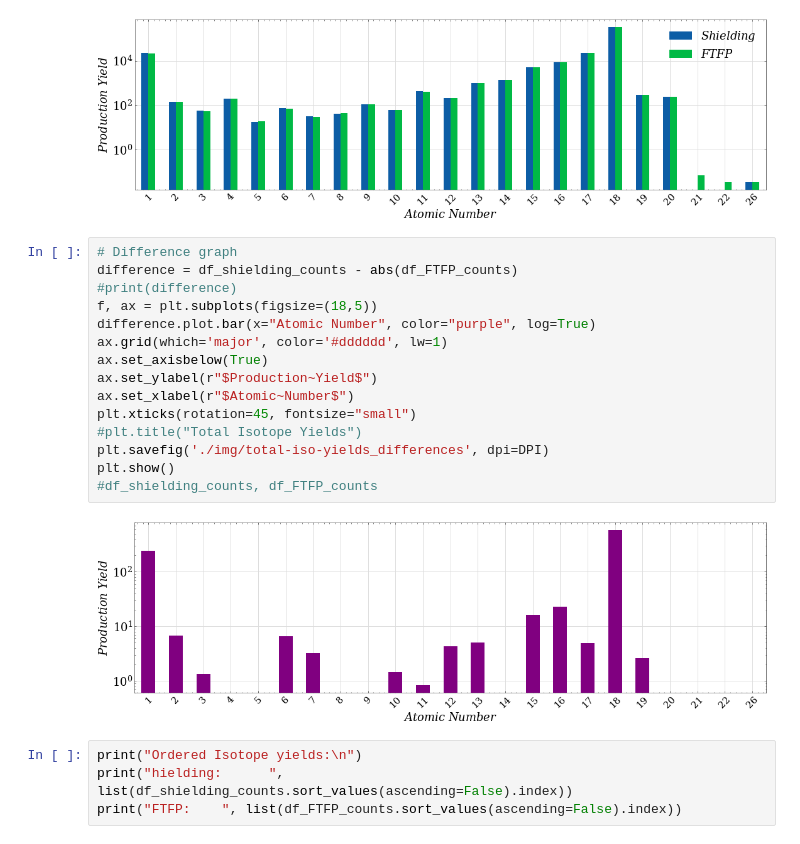
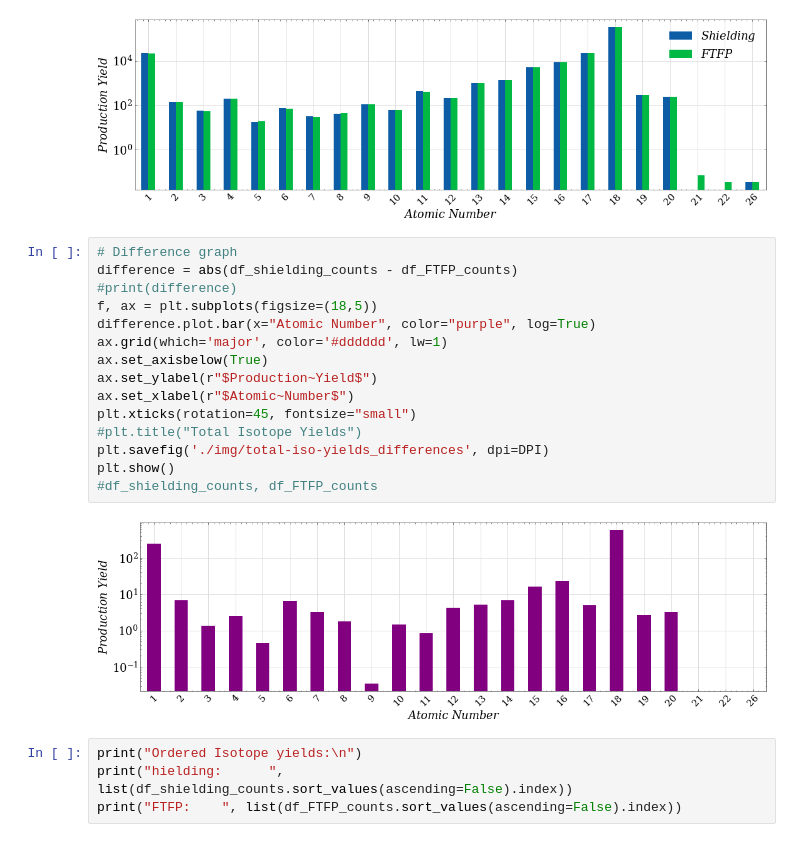
Before and after one commit to TomSB1423/nucleide_data, a Jupyter notebook: compare_models.ipynb, the cells around one changed output. Cells and saved outputs as stored; diff of their text form.

```diff
--- a/compare_models.ipynb
+++ b/compare_models.ipynb
@@ -173,21 +177,21 @@ plt.show()
 [figure]
 # %%
 # Difference graph
-difference = df_shielding_counts - abs(df_FTFP_counts)
+difference = abs(df_shielding_counts - df_FTFP_counts)
 #print(difference)
 f, ax = plt.subplots(figsize=(18,5))
 difference.plot.bar(x="Atomic Number", color="purple", log=True)
 ax.grid(which='major', color='#dddddd', lw=1)
 ax.set_axisbelow(True)
 ax.set_ylabel(r"$Production~Yield$")
 ax.set_xlabel(r"$Atomic~Number$")
 plt.xticks(rotation=45, fontsize="small")
 #plt.title("Total Isotope Yields")
 plt.savefig('./img/total-iso-yields_differences', dpi=DPI)
 plt.show()
 #df_shielding_counts, df_FTFP_counts
 # %% [output]
-[figure, old version]
+[figure, new version]
 # %%
 print("Ordered Isotope yields:\n")
 print("hielding:      ", list(df_shielding_counts.sort_values(ascending=False).index))
```
Also changed, not shown: parts of 2 cells of this notebook, 12 other files.
